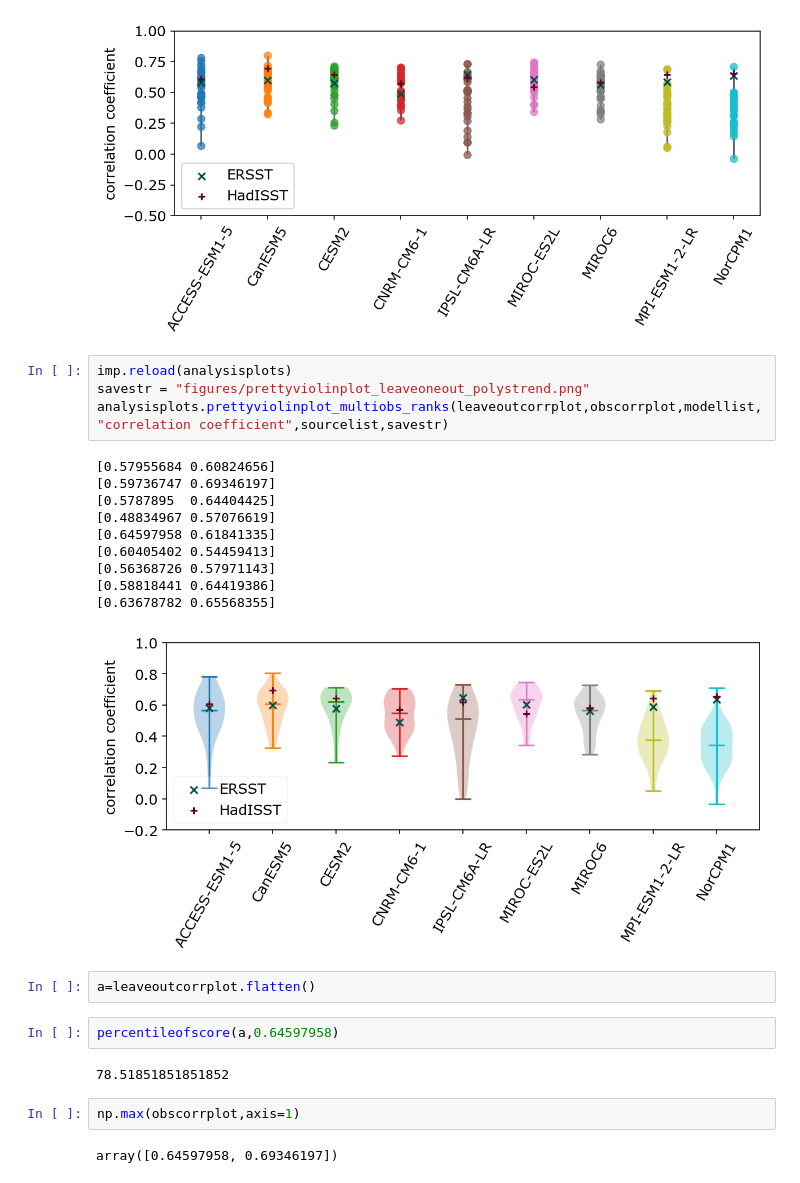
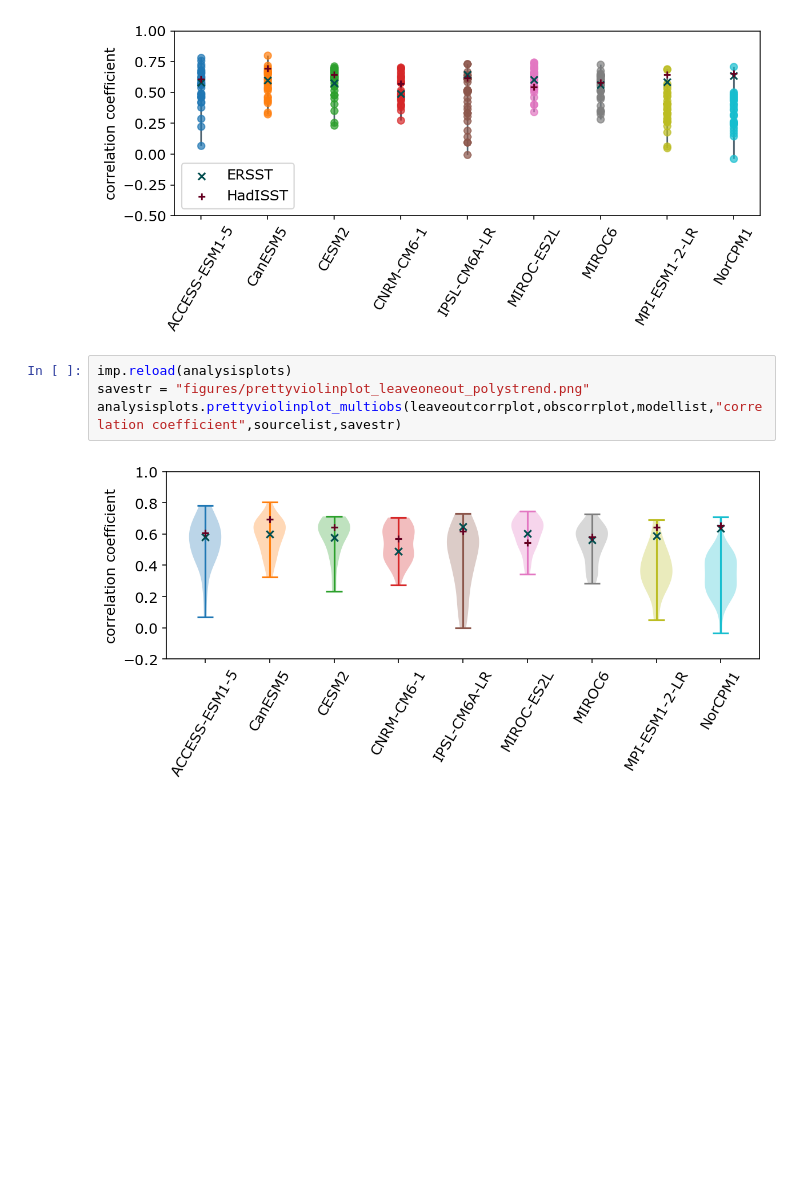
Before and after one commit to emily-gordy/NPac_MultiYear_SkillComponentAnalysis, a Jupyter notebook: evaluate_leaveoneout_polydetrend.ipynb, the cells around one changed output. Cells and saved outputs as stored; diff of their text form; blank space fills up the shorter version.

Commit message:
AMS figures

```diff
--- a/evaluate_leaveoneout_polydetrend.ipynb
+++ b/evaluate_leaveoneout_polydetrend.ipynb
@@ -313,25 +313,6 @@ analysisplots.prettyscatterplot_multiobs(leaveoutcorrplot,obscorrplot,modellist,
 # %%
 imp.reload(analysisplots)
 savestr = "figures/prettyviolinplot_leaveoneout_polystrend.png"
-analysisplots.prettyviolinplot_multiobs_ranks(leaveoutcorrplot,obscorrplot,modellist,"correlation coefficient",sourcelist,savestr)
+analysisplots.prettyviolinplot_multiobs(leaveoutcorrplot,obscorrplot,modellist,"correlation coefficient",sourcelist,savestr)
 # %% [output]
-[0.57955684 0.60824656]
-[0.59736747 0.69346197]
-[0.5787895  0.64404425]
-[0.48834967 0.57076619]
-[0.64597958 0.61841335]
-[0.60405402 0.54459413]
-[0.56368726 0.57971143]
-[0.58818441 0.64419386]
-[0.63678782 0.65568355]
-[figure, old version]
+[figure, new version]
-# %%
-a=leaveoutcorrplot.flatten()
-# %%
-percentileofscore(a,0.64597958)
-# %% [output]
-78.51851851851852
-# %%
-np.max(obscorrplot,axis=1)
-# %% [output]
-array([0.64597958, 0.69346197])
```
Also changed, not shown: parts of 4 cells of this notebook, 2 other files.
